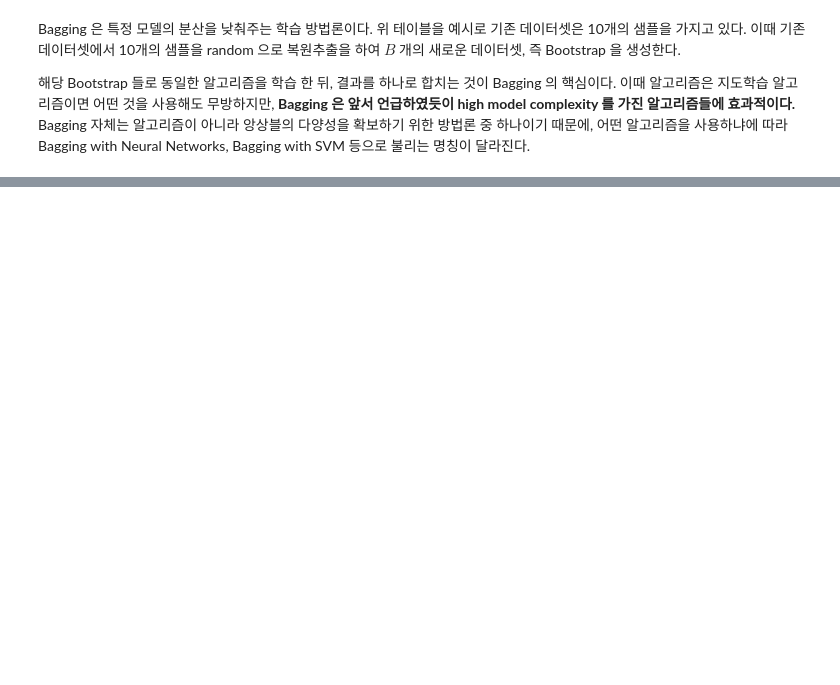
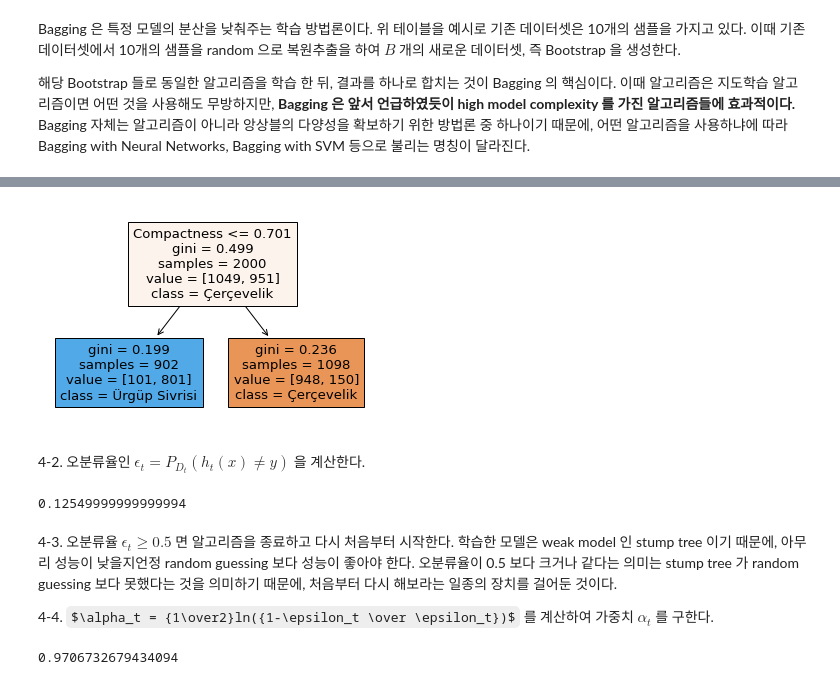
Before and after one commit to tomtom1103/The_Helvetica_Scenario, a Jupyter notebook: ensemble_learning/ensemble_learning_tutorial.ipynb, the cells around one changed output, grey strips where cells are left out. Saved outputs shown, nothing was run; the diff lists cells and outputs as text; code cells hidden in the pictures; some formulas as TeX source; blank space fills up the shorter version.

```diff
--- a/ensemble_learning/ensemble_learning_tutorial.ipynb
+++ b/ensemble_learning/ensemble_learning_tutorial.ipynb
@@ -192,0 +444,4 @@ ensemble.score(X_test, y_test)
+# %%
+df = pd.read_excel('Pumpkin_Seeds_Dataset.xlsx')
+df = df.replace({'Çerçevelik': -1, 'Ürgüp Sivrisi': 1})
+df['Class'].value_counts()
@@ -192,0 +458,27 @@ ensemble.score(X_test, y_test)
+# %%
+df_1 = df.sample(frac=1, replace=True, random_state=42)
+X_1 = df.drop('Class', axis=1)
+y_1 = df['Class']
+X_train_1, X_test_1, y_train_1, y_test_1 = train_test_split(X_1, y_1, test_size=0.2, random_state=42)
+tree_1 = DecisionTreeClassifier(max_depth=1)
+tree_1.fit(X_train_1, y_train_1)
+plot_tree(tree_1, feature_names=X_1.columns, class_names=['Çerçevelik', 'Ürgüp Sivrisi'], filled=True);
+# %% [output]
+[figure, added]
+# %% [markdown]
+   4-2. 오분류율인 $\epsilon_t = P_{D_t}(h_t(x)\neq y)$ 을 계산한다.
+# %%
+acc = accuracy_score(y_train_1, tree_1.predict(X_train_1))
+err_1 = 1 - acc
+err_1
+# %% [output]
+0.12549999999999994
+# %% [markdown]
+   4-3. 오분류율 $\epsilon_t \geq 0.5$ 면 알고리즘을 종료하고 다시 처음부터 시작한다. 학습한 모델은 weak model 인 stump tree 이기 때문에, 아무리 성능이 낮을지언정 random guessing 보다 성능이 좋아야 한다. 오분류율이 0.5 보다 크거나 같다는 의미는 stump tree 가 random guessing 보다 못했다는 것을 의미하기 때문에, 처음부터 다시 해보라는 일종의 장치를 걸어둔 것이다.
+
+   4-4. $\alpha_t = {1\over2}ln({1-\epsilon_t \over \epsilon_t})$ 를 계산하여 가중치 $\alpha_t$ 를 구한다.
+# %%
+alpha_1 = 0.5 * np.log((1 - err_1) / err_1)
+alpha_1
+# %% [output]
+0.9706732679434094
```
Also changed, not shown: parts of 38 cells of this notebook, 4 other files.
